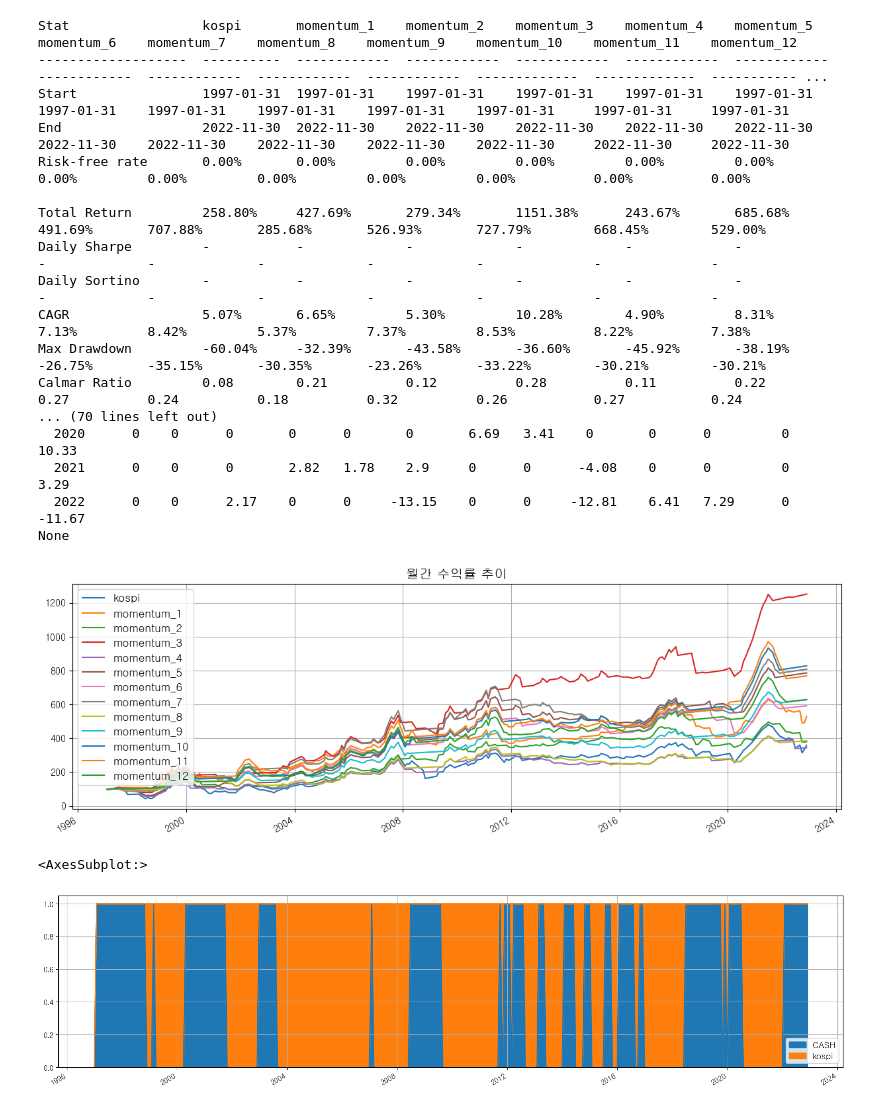
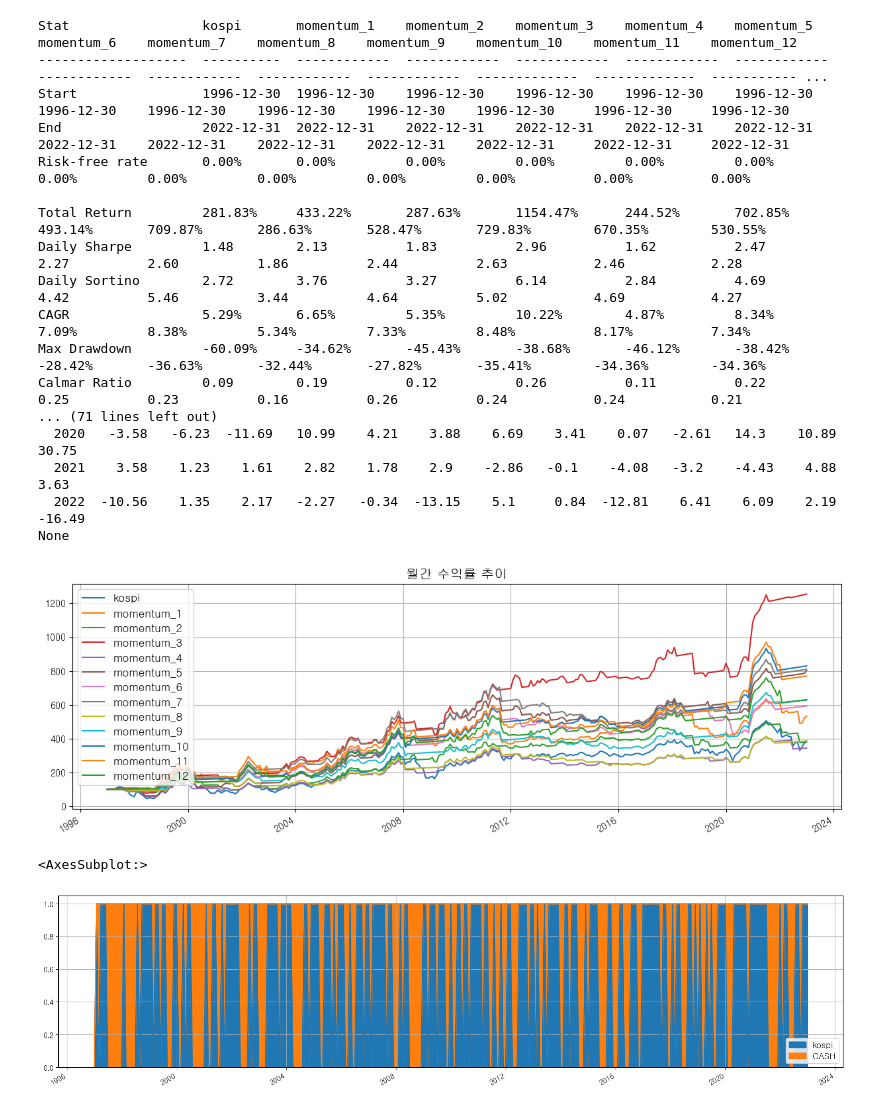
Before and after one commit to unius1004/Portfolio, a Jupyter notebook: AbsoluteMomentum_kospi.ipynb, the cells around one changed output. Drawn from its saved outputs; the diff is of its cells as text; code cells hidden in the pictures.

```diff
--- a/AbsoluteMomentum_kospi.ipynb
+++ b/AbsoluteMomentum_kospi.ipynb
@@ -6,14 +6,14 @@ from setting import *
 tickers = ['KS11']
 names = ['kospi']
 # %%
-data = getHistory(tickers, names)
+data = getHistoryByFdr(tickers, names)
 print('data \n', data)
 
 assets = data.resample('M').last()
 assets['CASH'] = pow(1.03, 1/12)
 assets['CASH'] = assets['CASH'].shift(1, fill_value=1.0)
 assets['CASH'] = assets['CASH'].cumprod()
-print('assets \n', assets.head(30))
+print('assets \n', assets)
 # %% [output]
 data
                    kospi
@@ -35,9 +35,10 @@ Date
 # %%
-months=13
-for i in range(0,months):
-    globals()['weights_{}'.format(str(i))] = getWeightByAbsoluteMomentum(assets, i)
-    globals()['momentum_{}'.format(str(i))] = Target_Weight_BT(assets, globals()['weights_{}'.format(str(i))], 'momentum_{}'.format(str(i)))
-
-print('weights \n', weights_1.head(30))
+weights = {}
+momentum = {}
+for i in range(0,12):
+    #globals()['weights_{}'.format(str(i))] = getWeightByAbsoluteMomentum(assets, i+1)
+    #momentum[i] = Target_Weight_BT(assets, globals()['weights_{}'.format(str(i))], 'momentum_{}'.format(str(i+1)))
+    weights[i] = getWeightByAbsoluteMomentum(assets, i+1)
+    momentum[i] = Target_Weight_BT(assets, weights[i], 'momentum_{}'.format(str(i+1)))
 # %% [output]
 momentum
@@ -60,4 +61,4 @@ Date
 # %%
-index = Buy_n_Hold_BT(data[names[0]].to_frame(), names[0])
-report = bt.run(index, momentum_1, momentum_2, momentum_3, momentum_4, momentum_5, momentum_6, momentum_7, momentum_8, momentum_9, momentum_10, momentum_11, momentum_12)
+index = Buy_n_Hold_BT(assets[names[0]].to_frame(), names[0])
+report = bt.run(index, *momentum.values())
 # %% [output]
@@ -73,24 +74,24 @@ print(report.display_monthly_returns())
 # %% [output]
 Stat                 kospi       momentum_1    momentum_2    momentum_3    momentum_4    momentum_5    momentum_6    momentum_7    momentum_8    momentum_9    momentum_10    momentum_11    momentum_12
 -------------------  ----------  ------------  ------------  ------------  ------------  ------------  ------------  ------------  ------------  ------------  -------------  -------------  ----------- ...
-Start                1997-01-31  1997-01-31    1997-01-31    1997-01-31    1997-01-31    1997-01-31    1997-01-31    1997-01-31    1997-01-31    1997-01-31    1997-01-31     1997-01-31     1997-01-31
-End                  2022-11-30  2022-11-30    2022-11-30    2022-11-30    2022-11-30    2022-11-30    2022-11-30    2022-11-30    2022-11-30    2022-11-30    2022-11-30     2022-11-30     2022-11-30
+Start                1996-12-30  1996-12-30    1996-12-30    1996-12-30    1996-12-30    1996-12-30    1996-12-30    1996-12-30    1996-12-30    1996-12-30    1996-12-30     1996-12-30     1996-12-30
+End                  2022-12-31  2022-12-31    2022-12-31    2022-12-31    2022-12-31    2022-12-31    2022-12-31    2022-12-31    2022-12-31    2022-12-31    2022-12-31     2022-12-31     2022-12-31
 Risk-free rate       0.00%       0.00%         0.00%         0.00%         0.00%         0.00%         0.00%         0.00%         0.00%         0.00%         0.00%          0.00%          0.00%
 
-Total Return         258.80%     427.69%       279.34%       1151.38%      243.67%       685.68%       491.69%       707.88%       285.68%       526.93%       727.79%        668.45%        529.00%
-Daily Sharpe         -           -             -             -             -             -             -             -             -             -             -              -              -
-Daily Sortino        -           -             -             -             -             -             -             -             -             -             -              -              -
-CAGR                 5.07%       6.65%         5.30%         10.28%        4.90%         8.31%         7.13%         8.42%         5.37%         7.37%         8.53%          8.22%          7.38%
-Max Drawdown         -60.04%     -32.39%       -43.58%       -36.60%       -45.92%       -38.19%       -26.75%       -35.15%       -30.35%       -23.26%       -33.22%        -30.21%        -30.21%
-Calmar Ratio         0.08        0.21          0.12          0.28          0.11          0.22          0.27          0.24          0.18          0.32          0.26           0.27           0.24
-... (70 lines left out)
-  2020      0    0      0       0      0       0       6.69   3.41    0       0      0         0   10.33
-  2021      0    0      0       2.82   1.78    2.9     0      0      -4.08    0      0         0    3.29
-  2022      0    0      2.17    0      0     -13.15    0      0     -12.81    6.41   7.29      0  -11.67
+Total Return         281.83%     433.22%       287.63%       1154.47%      244.52%       702.85%       493.14%       709.87%       286.63%       528.47%       729.83%        670.35%        530.55%
+Daily Sharpe         1.48        2.13          1.83          2.96          1.62          2.47          2.27          2.60          1.86          2.44          2.63           2.46           2.28
+Daily Sortino        2.72        3.76          3.27          6.14          2.84          4.69          4.42          5.46          3.44          4.64          5.02           4.69           4.27
+CAGR                 5.29%       6.65%         5.35%         10.22%        4.87%         8.34%         7.09%         8.38%         5.34%         7.33%         8.48%          8.17%          7.34%
+Max Drawdown         -60.09%     -34.62%       -45.43%       -38.68%       -46.12%       -38.42%       -28.42%       -36.63%       -32.44%       -27.82%       -35.41%        -34.36%        -34.36%
+Calmar Ratio         0.09        0.19          0.12          0.26          0.11          0.22          0.25          0.23          0.16          0.26          0.24           0.24           0.21
+... (71 lines left out)
+  2020   -3.58   -6.23  -11.69   10.99    4.21    3.88    6.69    3.41    0.07   -2.61   14.3    10.89   30.75
+  2021    3.58    1.23    1.61    2.82    1.78    2.9    -2.86   -0.1    -4.08   -3.2    -4.43    4.88    3.63
+  2022  -10.56    1.35    2.17   -2.27   -0.34  -13.15    5.1     0.84  -12.81    6.41    6.09    2.19  -16.49
 None
-[figure, old version]
+[figure, new version]
 # %%
-result.backtests['Kospi 1month'].security_weights.plot.area()
+report.backtests['momentum_1'].security_weights.plot.area()
 # %% [output]
 <AxesSubplot:>
-[figure, old version]
+[figure, new version]
```
Also changed, not shown: parts of 3 cells of this notebook, 5 other files.
